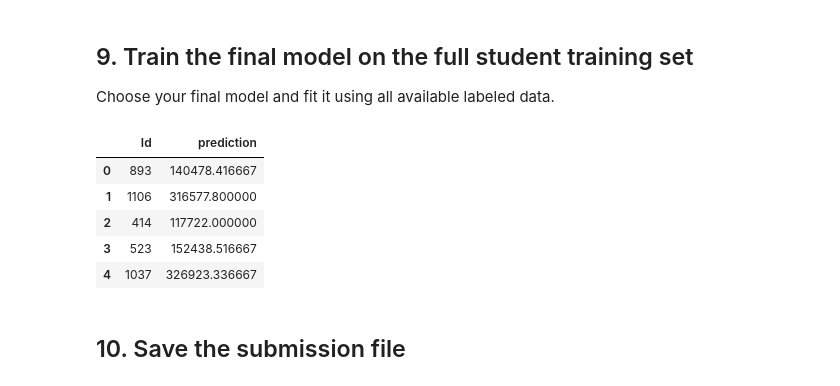
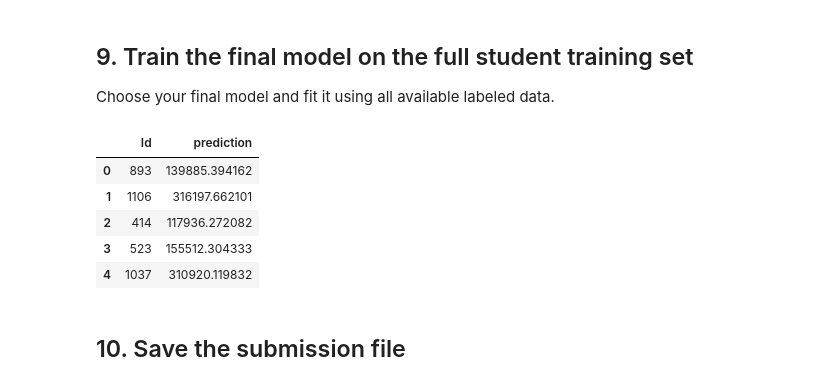
Before and after one commit to peter-schuck/data-science-visualization-project, a Jupyter notebook: lab05_files/lab05.ipynb, the cells around one changed output. Saved outputs shown, nothing was run; the diff lists cells and outputs as text; code cells hidden in the pictures.

Commit message:
Preprocessing organized, some models tested

```diff
--- a/lab05_files/lab05.ipynb
+++ b/lab05_files/lab05.ipynb
@@ -456,25 +518,56 @@ The fact that the Improved model uses a more sophisticated and complex non-param
 ## 9. Train the final model on the full student training set
 
 Choose your final model and fit it using all available labeled data.
-# %%
-final_model = improved_model  # change if needed
-
-final_model.fit(X, y)
-test_predictions = final_model.predict(test_df)
-
-submission = pd.DataFrame({
-    id_col: test_df[id_col],
-    "prediction": np.maximum(test_predictions, 0)  # keep predictions non-negative
-})
-
-submission.head()
-# %% [output]
-|  | Id | prediction |
-| 0 | 893 | 140478.416667 |
-| 1 | 1106 | 316577.800000 |
-| 2 | 414 | 117722.000000 |
-| 3 | 523 | 152438.516667 |
-| 4 | 1037 | 326923.336667 |
+# %%
+final_model = improved_model  # change if needed
+
+y_log = np.log1p(y)
+final_model.fit(X, y_log)
+
+# Preprocess test_df the same way as X
+# Fill missing values in test_df
+for col in test_df.select_dtypes(include=["number"]).columns:
+    if(test_df[col].isna().sum() > 0):
+        test_df[col] = test_df[col].fillna(test_df[col].median())
+
+for col in test_df.select_dtypes(exclude=["number"]).columns:
+    if(test_df[col].isna().sum() > 0):
+        test_df[col] = test_df[col].fillna("Unknown")
+
+# Apply the same encodings to test_df
+test_df["MSZoning"] = test_df["MSZoning"].replace({"RL": 0, "RM": 1, "C (all)": 2, "FV": 3, "RH": 4})
+test_df["Street"] = test_df["Street"].replace({"Pave": 0, "Grvl": 1})
+test_df["LotShape"] = test_df["LotShape"].replace({"Reg": 0, "IR1": 1, "IR2": 2, "IR3": 3})
+test_df["LandContour"] = test_df["LandContour"].replace({"Lvl": 0, "Bnk": 1, "HLS": 2, "Low": 3})
+test_df["Utilities"] = test_df["Utilities"].replace({"AllPub": 0, "NoSewa": 1, "NoSeWa": 2, "ELO": 3})
+test_df["LandSlope"] = test_df["LandSlope"].replace({"Gtl": 0, "Mod": 1, "Sev": 2})
+test_df["Neighborhood"] = test_df["Neighborhood"].replace({"CollgCr": 0, "Veenker": 1, "Crawfor": 2, "NoRidge": 3, "Mitchel": 4, "Somerst": 5, "NWAmes": 6, "OldTown": 7, "BrkSide": 8, "Sawyer": 9, "NridgHt": 10, "NAmes": 11, "SawyerW": 12, "IDOTRR": 13, "MeadowV": 14, "Edwards": 15, "Timber": 16, "Gilbert": 17, "StoneBr": 18, "ClearCr": 19, "NPknolls": 20, "Blmngtn": 21, "BrDale": 22, "SWISU": 23, "Blueste": 24})
+test_df["Condition1"] = test_df["Condition1"].replace({"Norm": 0, "Feedr": 1, "Artery": 2, "RRAn": 3, "PosN": 4, "RRAe": 5, "PosA": 6, "RRNe": 7, "Ancestr": 8})
+test_df["Condition2"] = test_df["Condition2"].replace({"Norm": 0, "Feedr": 1, "Artery": 2, "RRAn": 3, "PosN": 4, "RRAe": 5, "PosA": 6, "RRNe": 7, "Ancestr": 8})
+test_df["BldgType"] = test_df["BldgType"].replace({"1Fam": 0, "2fmCon": 1, "Duplex": 2, "TwnhsE": 3, "Twnhs": 4})
+test_df["HouseStyle"] = test_df["HouseStyle"].replace({"1Story": 0, "2Story": 1, "1.5Fin": 2, "SLvl": 3, "SFoyer": 4, "1.5Unf": 5, "2.5Unf": 6, "2.5Fin": 7})
+test_df["CentralAir"] = test_df["CentralAir"].replace({"Y": 1, "N": 0})
+
+# Convert to numeric
+for col in encoded_cols:
+    test_df[col] = pd.to_numeric(test_df[col], errors='coerce').astype('Int64')
+
+test_predictions_log = final_model.predict(test_df)
+test_predictions = np.expm1(test_predictions_log)
+
+submission = pd.DataFrame({
+    id_col: test_df[id_col],
+    "prediction": np.maximum(test_predictions, 0)  # keep predictions non-negative
+})
+
+submission.head()
+# %% [output]
+|  | Id | prediction |
+| 0 | 893 | 139885.394162 |
+| 1 | 1106 | 316197.662101 |
+| 2 | 414 | 117936.272082 |
+| 3 | 523 | 155512.304333 |
+| 4 | 1037 | 310920.119832 |
 # %% [markdown]
 ## 10. Save the submission file
 # %%
```
Also changed, not shown: parts of 12 cells of this notebook.
